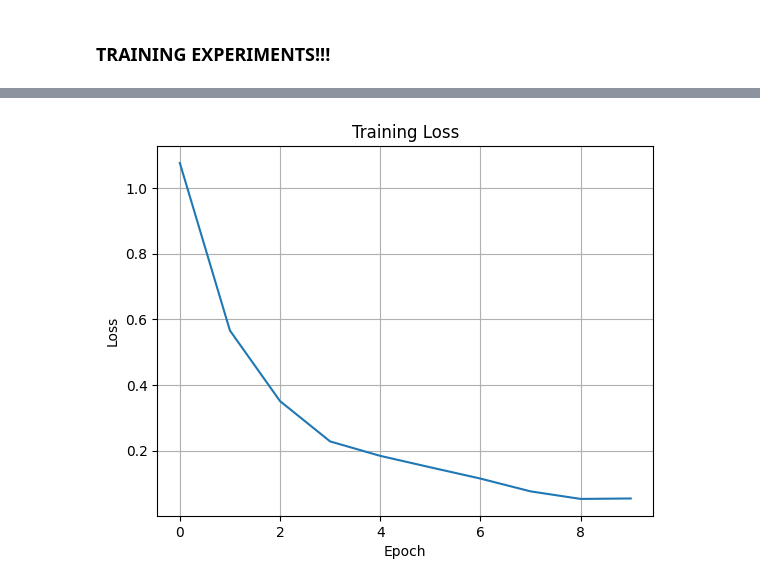
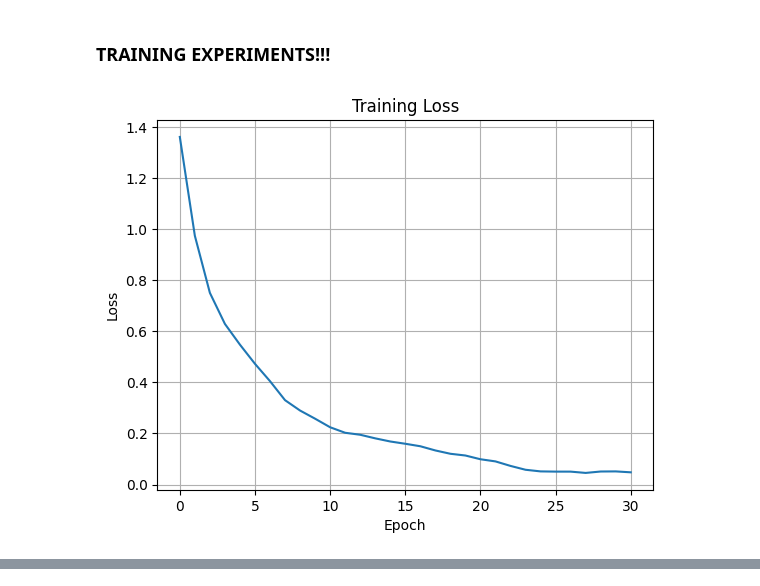
Before and after one commit to AntonBertelsen/GestureGeneration, a Jupyter notebook: DiffuseStyleGestureReproduced/model_test.ipynb, the cells around one changed output, grey strips where cells are left out. Cells and saved outputs as stored; diff of their text form; code cells hidden in the pictures.

```diff
--- a/DiffuseStyleGestureReproduced/model_test.ipynb
+++ b/DiffuseStyleGestureReproduced/model_test.ipynb
@@ -512,6 +508,7 @@ This is our running first attempts at creating a training loop. We build on the
 We'll combine the data laoder, the model and the basic evaluation from TensorBoard
 # %%
 from tqdm import tqdm
+from IPython.display import clear_output
 
 # This is mostly created by combining elements from Solved_MLP_mnist_tensorflow-pytorch.ipynb
 # and SOLUTION_Convolutional_networks.ipynb from the applied AI course.
@@ -630,6 +627,16 @@ def train(
         #     # Saving State Dict
         #     torch.save(model.state_dict(), 'saved_model.pth')
 
+        # draw the training loss
+        print(len(loss_rec['train']))
+        clear_output(wait=True)
+        plt.plot(loss_rec['train'])
+        plt.title('Training Loss')
+        plt.xlabel('Epoch')
+        plt.ylabel('Loss')
+        plt.grid(True)
+        plt.show()
+
     # When all of the epochs are over, the entire list of training loss and validation loss are returned.
     return loss_rec['train'] #, loss_rec['val']
 # %% [markdown]
@@ -637,38 +644,31 @@ def train(
 # %%
 from torch.utils.data import DataLoader
 from dataset.dataset import OverlapAnimationDataset
 
 # Experiment 1:
 train_loss = train(
         model                           = DiffuseStyleGestureRecModel(
                                                 number_of_styles = 17,
                                                 n_gesture_length = 150,
                                                 n_seed_length = 8,
                                                 audio_features_per_frame = 804,
                                                 pose_features_per_frame = 336,
                                                 number_of_attention_heads = 8
                                         ),
         diffusion                       = Diffusion(
                                                 max_timesteps = 1000,
                                                 noise_schedule = Diffusion.linear_schedule(0.00001, 0.01)
                                         ),
         training_loader                 = DataLoader(OverlapAnimationDataset(
                                                 folder = "dataset/genea2023_dataset/trn/main-agent/features",
                                                 seq_length_in_frames = 150,
                                                 seed_length_in_frames = 8,
                                                 epoch_length = 100
                                         )),
         val_loader                      = None,
-        num_epochs                      = 10,
+        num_epochs                      = 100,
         condition_mask_probabilty       = 0.1,
-        lr                              = 0.0003
+        lr                              = 0.0001
 )
-
-# draw the training loss
-plt.plot(train_loss)
-plt.title('Training Loss')
-plt.xlabel('Epoch')
-plt.ylabel('Loss')
-plt.grid(True)
-plt.show()
 # %% [output]
+[figure, new version]
@@ -715,4 +676,3 @@ Validation Loss: ???
-[figure, old version]
 # %%
 # Use the model to progressively denoise a gesture
 
```
Also changed, not shown: parts of 4 cells of this notebook.
